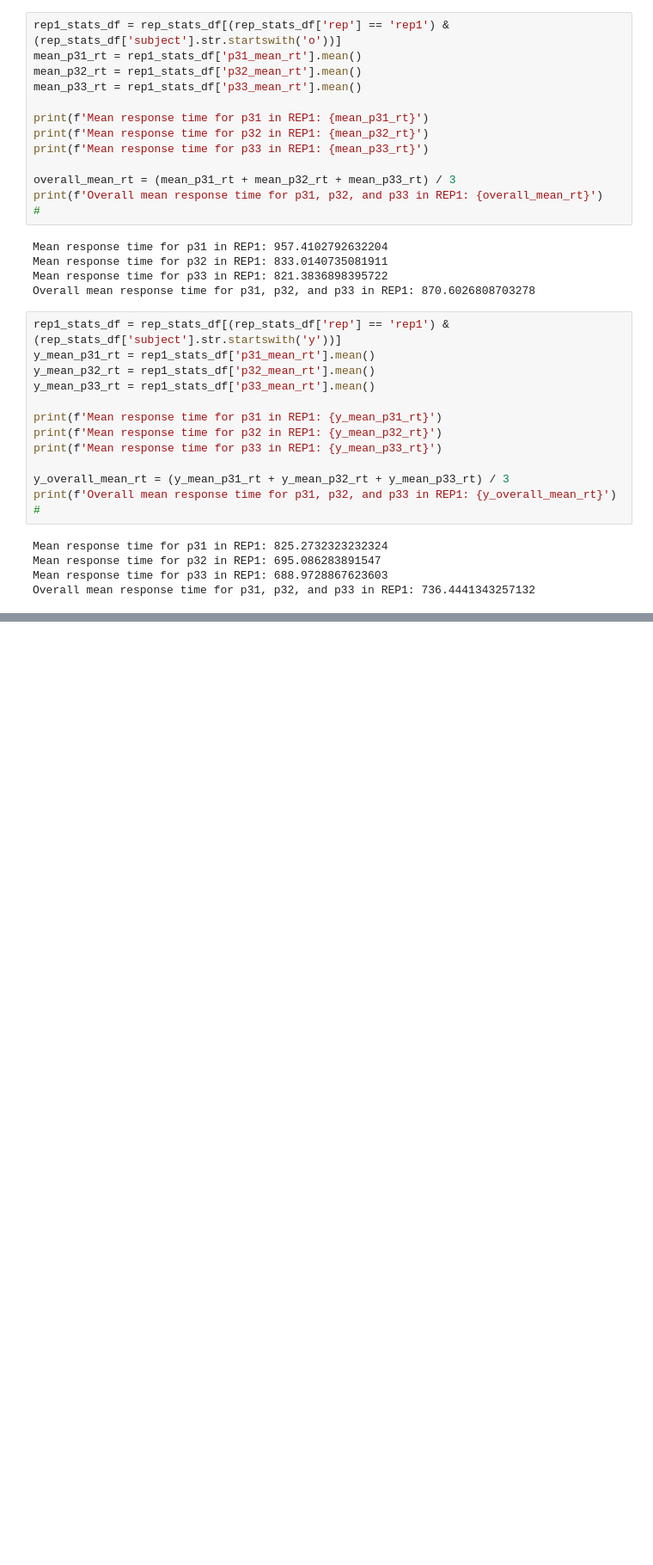
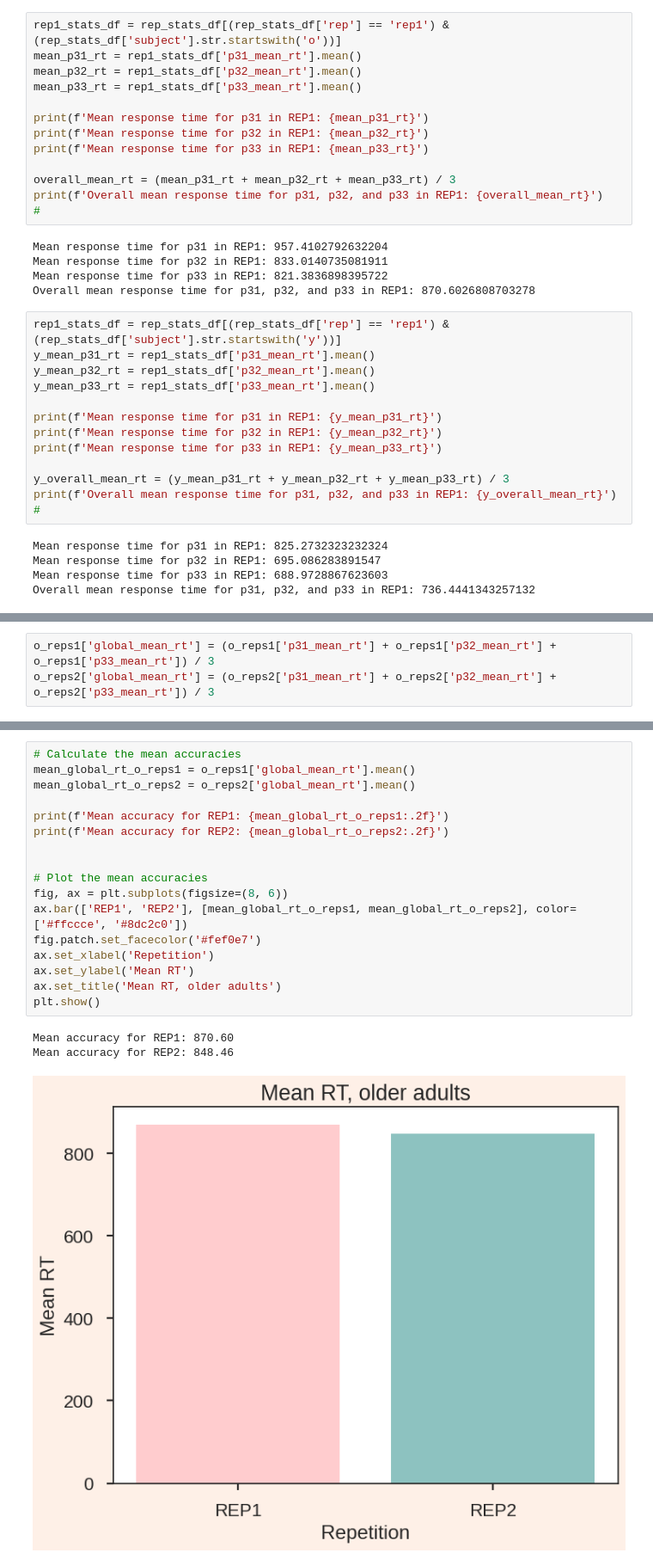
Before and after one commit to McSonk/brain-imaging, a Jupyter notebook: code/python/behaviour_global.ipynb, the cells around one changed output, grey strips where cells are left out. Shown at 86% size. Drawn from its saved outputs; the diff is of its cells as text; blank space fills up the shorter version.

```diff
--- a/code/python/behaviour_global.ipynb
+++ b/code/python/behaviour_global.ipynb
@@ -665,0 +789,3 @@ youngs
+# %%
+o_reps1['global_mean_rt'] = (o_reps1['p31_mean_rt'] + o_reps1['p32_mean_rt'] + o_reps1['p33_mean_rt']) / 3
+o_reps2['global_mean_rt'] = (o_reps2['p31_mean_rt'] + o_reps2['p32_mean_rt'] + o_reps2['p33_mean_rt']) / 3
@@ -665,0 +813,21 @@ youngs
+# %%
+# Calculate the mean accuracies
+mean_global_rt_o_reps1 = o_reps1['global_mean_rt'].mean()
+mean_global_rt_o_reps2 = o_reps2['global_mean_rt'].mean()
+
+print(f'Mean accuracy for REP1: {mean_global_rt_o_reps1:.2f}')
+print(f'Mean accuracy for REP2: {mean_global_rt_o_reps2:.2f}')
+
+
+# Plot the mean accuracies
+fig, ax = plt.subplots(figsize=(8, 6))
+ax.bar(['REP1', 'REP2'], [mean_global_rt_o_reps1, mean_global_rt_o_reps2], color=['#ffccce', '#8dc2c0'])
+fig.patch.set_facecolor('#fef0e7')
+ax.set_xlabel('Repetition')
+ax.set_ylabel('Mean RT')
+ax.set_title('Mean RT, older adults')
+plt.show()
+# %% [output]
+Mean accuracy for REP1: 870.60
+Mean accuracy for REP2: 848.46
+[figure, added]
```
Also changed, not shown: parts of 32 cells of this notebook.
